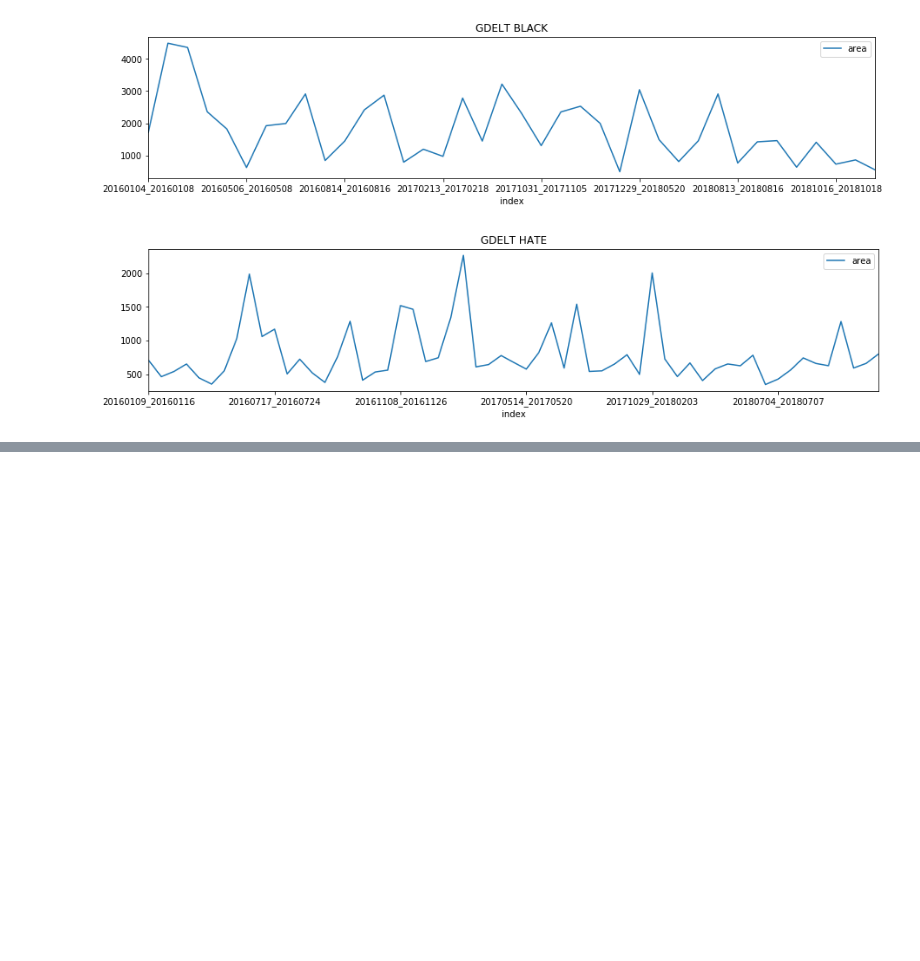
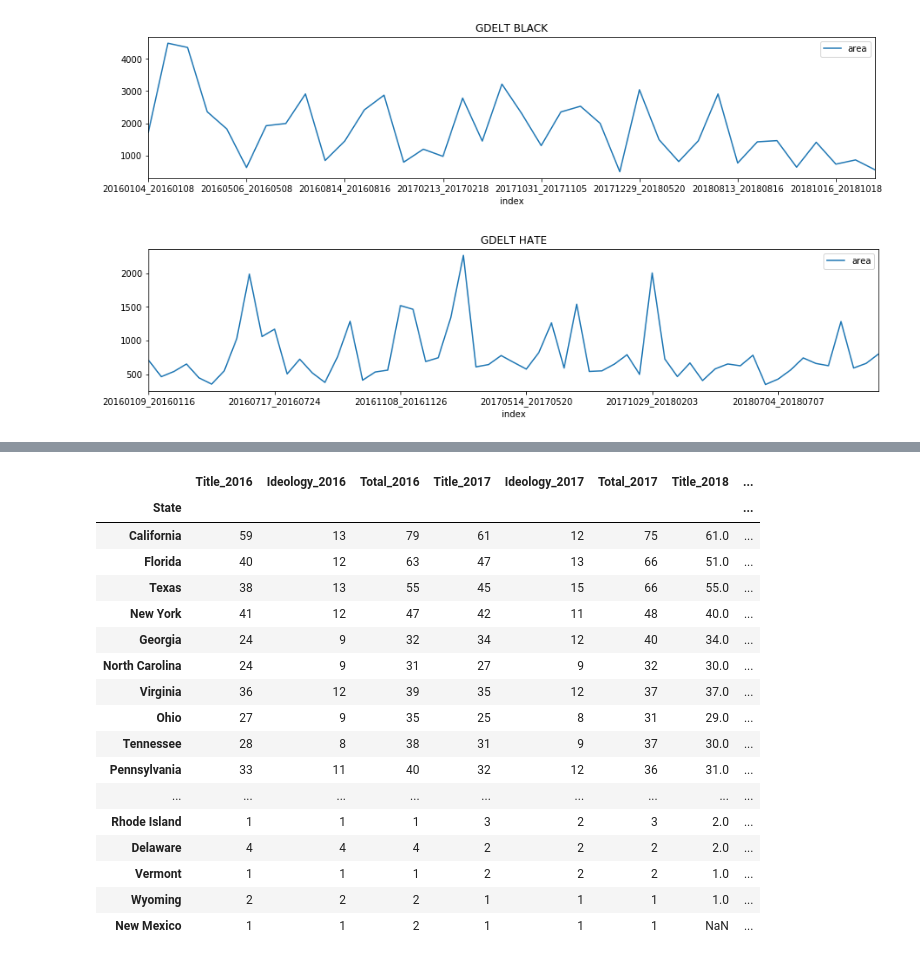
Before and after one commit to Jwmazzi/media_research, a Jupyter notebook: planning/GDELT Overview.ipynb, the cells around one changed output, grey strips where cells are left out. Drawn from its saved outputs; the diff is of its cells as text; code cells hidden in the pictures; blank space fills up the shorter version.

```diff
--- a/planning/GDELT Overview.ipynb
+++ b/planning/GDELT Overview.ipynb
@@ -102,0 +149,37 @@ df.head()
+# %%
+df16  = pd.read_csv(r'C:\Users\jeff8977\Desktop\media_research\planning\SPLC\splc-2016-metrics.csv')
+df16.set_index('State', inplace=True)
+df16  = df16.rename(columns = lambda x : '{}_2016'.format(str(x)))
+
+df17  = pd.read_csv(r'C:\Users\jeff8977\Desktop\media_research\planning\SPLC\splc-2017-metrics.csv')
+df17.set_index('State', inplace=True)
+df17  = df17.rename(columns = lambda x : '{}_2017'.format(str(x)))
+
+df18  = pd.read_csv(r'C:\Users\jeff8977\Desktop\media_research\planning\SPLC\splc-2018-metrics.csv')
+df18.set_index('State', inplace=True)
+df18  = df18.rename(columns = lambda x : '{}_2018'.format(str(x)))
+
+dfs = [df16, df17, df18]
+full_df = dfs[0].join(dfs[1:])
+
+full_df['Ideo_Diff_16_18'] = full_df.apply(lambda row: row.Ideology_2018 - row.Ideology_2016, axis=1)
+full_df.sort_values('Total_2018', ascending=0)
+# %% [output]
+|  | Title_2016 | Ideology_2016 | Total_2016 | Title_2017 | Ideology_2017 | Total_2017 | Title_2018 | ... |
+| State |  |  |  |  |  |  |  | ... |
+| California | 59 | 13 | 79 | 61 | 12 | 75 | 61.0 | ... |
+| Florida | 40 | 12 | 63 | 47 | 13 | 66 | 51.0 | ... |
+| Texas | 38 | 13 | 55 | 45 | 15 | 66 | 55.0 | ... |
+| New York | 41 | 12 | 47 | 42 | 11 | 48 | 40.0 | ... |
+| Georgia | 24 | 9 | 32 | 34 | 12 | 40 | 34.0 | ... |
+| North Carolina | 24 | 9 | 31 | 27 | 9 | 32 | 30.0 | ... |
+| Virginia | 36 | 12 | 39 | 35 | 12 | 37 | 37.0 | ... |
+| Ohio | 27 | 9 | 35 | 25 | 8 | 31 | 29.0 | ... |
+| Tennessee | 28 | 8 | 38 | 31 | 9 | 37 | 30.0 | ... |
+| Pennsylvania | 33 | 11 | 40 | 32 | 12 | 36 | 31.0 | ... |
+| ... | ... | ... | ... | ... | ... | ... | ... | ... |
+| Rhode Island | 1 | 1 | 1 | 3 | 2 | 3 | 2.0 | ... |
+| Delaware | 4 | 4 | 4 | 2 | 2 | 2 | 2.0 | ... |
+| Vermont | 1 | 1 | 1 | 2 | 2 | 2 | 1.0 | ... |
+| Wyoming | 2 | 2 | 2 | 1 | 1 | 1 | 1.0 | ... |
+| New Mexico | 1 | 1 | 2 | 1 | 1 | 1 | NaN | ... |
```
Also changed, not shown: parts of 7 cells of this notebook, 12 other files.
